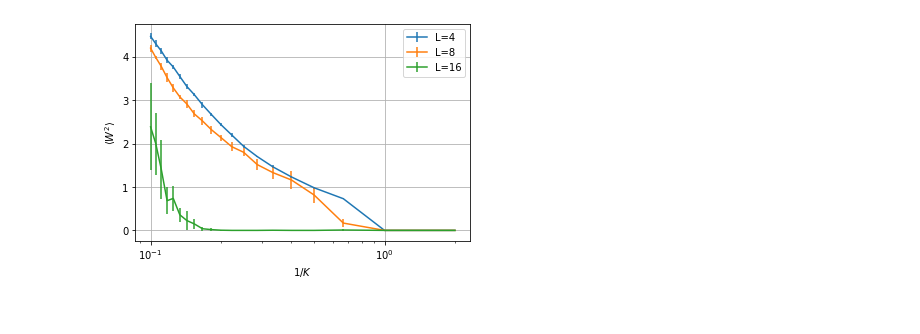
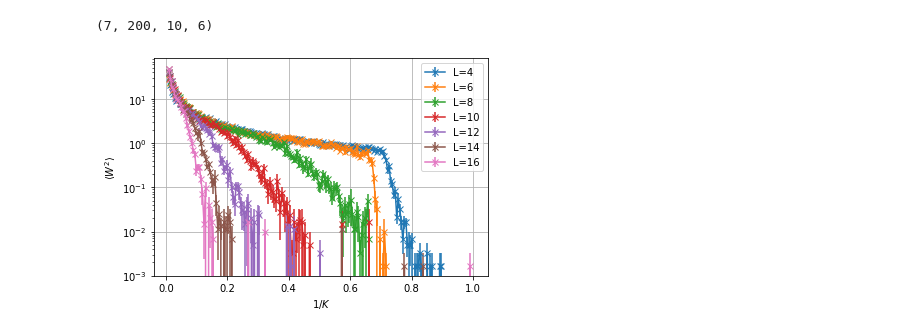
Before and after one commit to Renmusxd/PyGaugeMC, a Jupyter notebook: jupyter/EarlySim.ipynb, the cells around one changed output. Saved outputs shown, nothing was run; the diff lists cells and outputs as text; code cells hidden in the pictures.

```diff
--- a/jupyter/EarlySim.ipynb
+++ b/jupyter/EarlySim.ipynb
@@ -5,6 +8,8 @@ import py_gauge_mc
 # %%
-def make_graph(l=8, inv_k=1/2.0,vlen=100):
-    graph = py_gauge_mc.GPUGaugeTheory(l,l,l,l,[(n**2)*inv_k for n in range(vlen)])
-    #graph = py_gauge_mc.GaugeTheory(l,l,l,l,[(n**2)*inv_k for n in range(vlen)])
+def make_graph(l=8, inv_k=1/2.0,vlen=100,device='gpu'):
+    if device == 'gpu':
+        graph = py_gauge_mc.GPUGaugeTheory(l,l,l,l,[(n**2)*inv_k for n in range(vlen)])
+    elif device == 'cpu':
+        graph = py_gauge_mc.GaugeTheory(l,l,l,l,[(n**2)*inv_k for n in range(vlen)])
     return graph
 # %%
@@ -51,20 +53,20 @@ Wall time: 30min 29s
+# %%
+all_windings.shape
+# %% [output]
+(7, 200, 10, 6)
 # %%
-# for i in range(de_errored_windings.shape[-1]):
-#     sub_windings = de_errored_windings[:,i]
-#     plt.plot(1/ks, sub_windings, c='grey',alpha=0.1)
-
-for l, data in zip([4,8,16], all_windings):
-    #plt.plot(1/ks, data.mean(axis=-1), c='r')
-    plt.errorbar(1/ks,
-                 data.mean(axis=-1),
-                 yerr=np.sqrt(data.var(axis=-1)),
+for l, data in zip(all_ls, all_windings):
+    plt.errorbar(inv_ks,
+                 data.mean(axis=(-2,-1)),
+                 yerr=np.sqrt(data.mean(axis=-1).var(axis=-1)/num_experiments),
+                 marker='x',
                  label=f'L={l}')
-plt.xscale('log')
 plt.grid()
+plt.yscale('log')
 plt.ylabel(r'$\langle W^2 \rangle$')
 plt.xlabel(r'$1/K$')
 plt.legend()
-plt.savefig('confinement.png', dpi=300)
+plt.savefig('confinement_log.png', dpi=300)
 plt.show()
 # %% [output]
-[figure, old version]
+[figure, new version]
```
Also changed, not shown: parts of 3 cells of this notebook, 2 other files.
